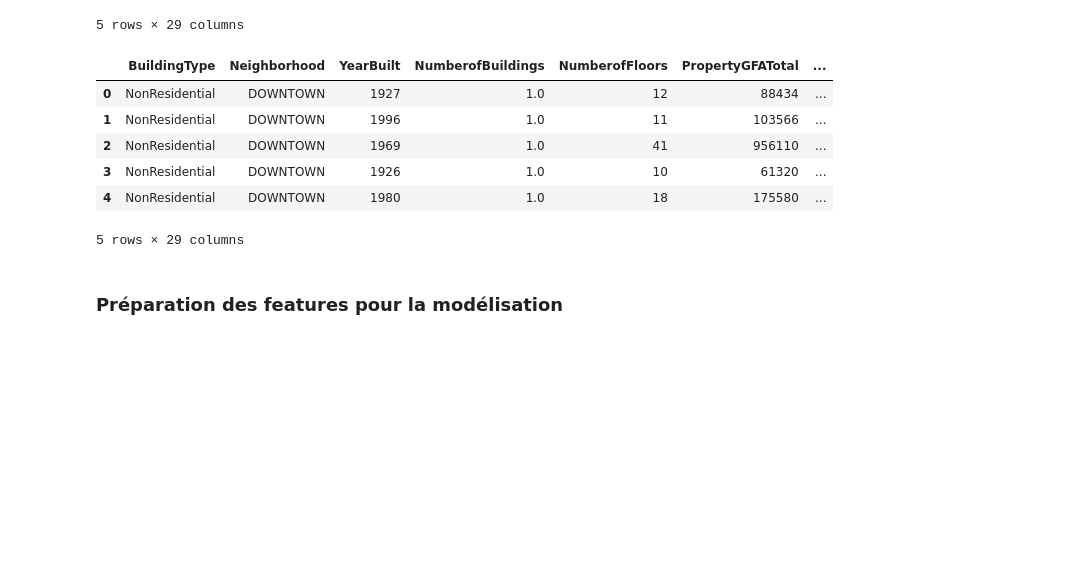
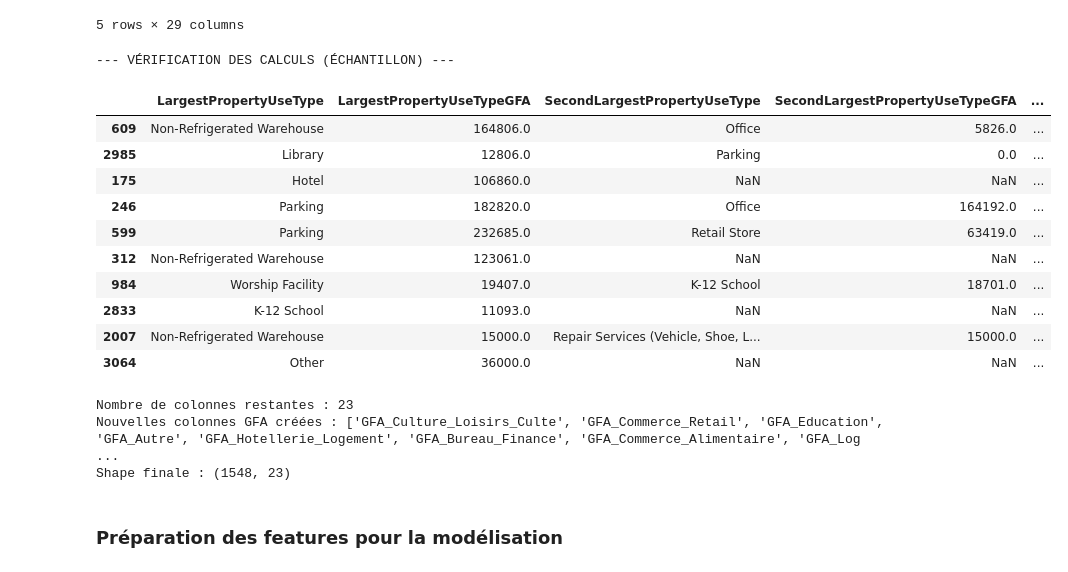
Before and after one commit to AxelFB1992/projet6, a Jupyter notebook: template_modelisation_supervisee.ipynb, the cells around one changed output. Saved outputs shown, nothing was run; the diff lists cells and outputs as text; code cells hidden in the pictures; blank space fills up the shorter version.

```diff
--- a/template_modelisation_supervisee.ipynb
+++ b/template_modelisation_supervisee.ipynb
@@ -1217,16 +1217,53 @@ for rank in ['LargestPropertyUseType', 'SecondLargestPropertyUseType', 'ThirdLar
             # On cherche dans le mapping, sinon on met dans 'Autre'
             category = mapping_usage.get(usage, 'Autre')
             filtered_15_building_consumption.at[idx, f'GFA_{category}'] += surface
-# %%
-filtered_15_building_consumption.head()
-# %% [output]
-|  | BuildingType | Neighborhood | YearBuilt | NumberofBuildings | NumberofFloors | PropertyGFATotal | ... |
-| 0 | NonResidential | DOWNTOWN | 1927 | 1.0 | 12 | 88434 | ... |
-| 1 | NonResidential | DOWNTOWN | 1996 | 1.0 | 11 | 103566 | ... |
-| 2 | NonResidential | DOWNTOWN | 1969 | 1.0 | 41 | 956110 | ... |
-| 3 | NonResidential | DOWNTOWN | 1926 | 1.0 | 10 | 61320 | ... |
-| 4 | NonResidential | DOWNTOWN | 1980 | 1.0 | 18 | 175580 | ... |
-5 rows × 29 columns
+# %%
+# 1. Préparation de la liste des colonnes
+anciennes_cols = [
+    'LargestPropertyUseType', 'LargestPropertyUseTypeGFA',
+    'SecondLargestPropertyUseType', 'SecondLargestPropertyUseTypeGFA',
+    'ThirdLargestPropertyUseType', 'ThirdLargestPropertyUseTypeGFA'
+]
+
+# On récupère dynamiquement tes 10 nouvelles colonnes GFA
+nouvelles_cols = [col for col in filtered_15_building_consumption.columns if col.startswith('GFA_')]
+
+# 2. Visualisation d'un échantillon de 10 bâtiments
+# .sample(10) permet de tomber sur des cas variés (mixtes ou non)
+verification_df = filtered_15_building_consumption[anciennes_cols + nouvelles_cols].sample(10)
+
+# 3. Affichage propre
+print("--- VÉRIFICATION DES CALCULS (ÉCHANTILLON) ---")
+display(verification_df)
+# %% [output]
+--- VÉRIFICATION DES CALCULS (ÉCHANTILLON) ---
+|  | LargestPropertyUseType | LargestPropertyUseTypeGFA | SecondLargestPropertyUseType | SecondLargestPropertyUseTypeGFA | ... |
+| 609 | Non-Refrigerated Warehouse | 164806.0 | Office | 5826.0 | ... |
+| 2985 | Library | 12806.0 | Parking | 0.0 | ... |
+| 175 | Hotel | 106860.0 | NaN | NaN | ... |
+| 246 | Parking | 182820.0 | Office | 164192.0 | ... |
+| 599 | Parking | 232685.0 | Retail Store | 63419.0 | ... |
+| 312 | Non-Refrigerated Warehouse | 123061.0 | NaN | NaN | ... |
+| 984 | Worship Facility | 19407.0 | K-12 School | 18701.0 | ... |
+| 2833 | K-12 School | 11093.0 | NaN | NaN | ... |
+| 2007 | Non-Refrigerated Warehouse | 15000.0 | Repair Services (Vehicle, Shoe, L... | 15000.0 | ... |
+| 3064 | Other | 36000.0 | NaN | NaN | ... |
+# %%
+# Liste des colonnes à supprimer
+cols_to_drop = [
+    'LargestPropertyUseType', 'LargestPropertyUseTypeGFA',
+    'SecondLargestPropertyUseType', 'SecondLargestPropertyUseTypeGFA',
+    'ThirdLargestPropertyUseType', 'ThirdLargestPropertyUseTypeGFA'
+]
+
+filtered_16_building_consumption = filtered_15_building_consumption.drop(columns=cols_to_drop)
+print(f"Nombre de colonnes restantes : {filtered_16_building_consumption.shape[1]}")
+print(f"Nouvelles colonnes GFA créées : {[c for c in filtered_16_building_consumption.columns if c.startswith('GFA_')]}")
+print(f"Shape finale : {filtered_16_building_consumption.shape}")
+# %% [output]
+Nombre de colonnes restantes : 23
+Nouvelles colonnes GFA créées : ['GFA_Culture_Loisirs_Culte', 'GFA_Commerce_Retail', 'GFA_Education', 'GFA_Autre', 'GFA_Hotellerie_Logement', 'GFA_Bureau_Finance', 'GFA_Commerce_Alimentaire', 'GFA_Log ...
+Shape finale : (1548, 23)
 # %%
 # CODE FEATURE ENGINEERING
 # %% [markdown]
```
